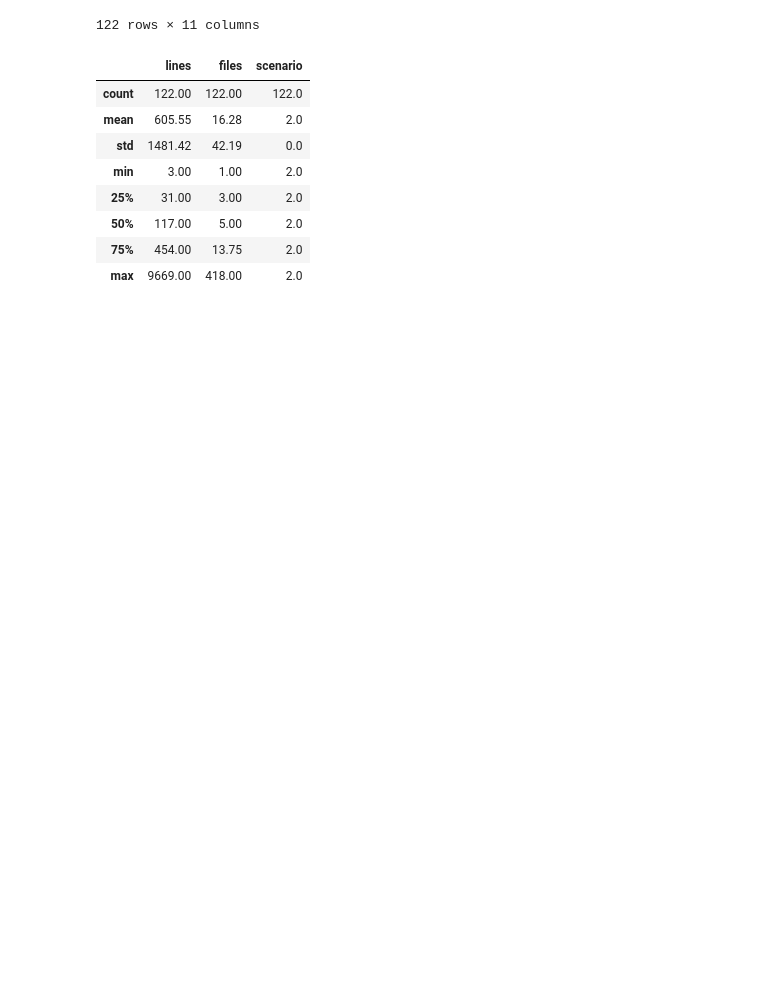
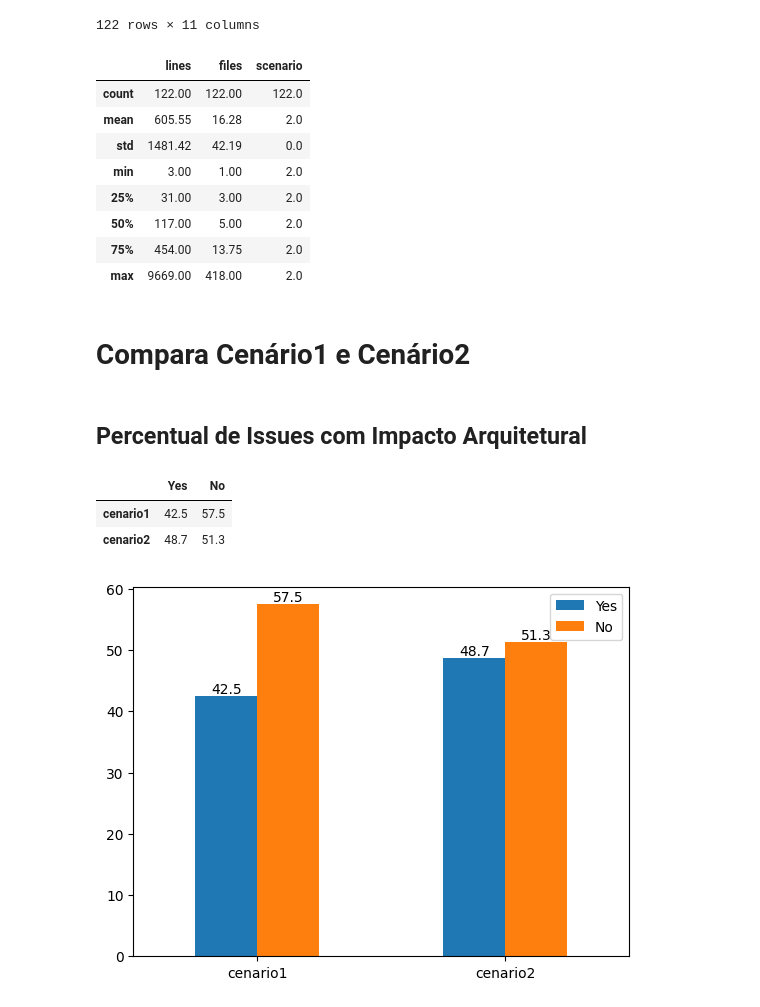
Before and after one commit to armandossrecife/my_validation2, a Jupyter notebook: analise_commits_issues_cassandra_c1_c2.ipynb, the cells around one changed output. Cells and saved outputs as stored; diff of their text form; code cells hidden in the pictures; blank space fills up the shorter version.

```diff
--- a/analise_commits_issues_cassandra_c1_c2.ipynb
+++ b/analise_commits_issues_cassandra_c1_c2.ipynb
@@ -282,3 +290,27 @@ round(df_commits_sem_architectural_impacdt_c2.describe(), 2)
 | 50% | 117.00 | 5.00 | 2.0 |
 | 75% | 454.00 | 13.75 | 2.0 |
 | max | 9669.00 | 418.00 | 2.0 |
+# %% [markdown]
+# Compara Cenário1 e Cenário2
+# %% [markdown]
+## Percentual de Issues com Impacto Arquitetural
+# %%
+yes = [42.5, 48.7]
+no = [57.5, 51.3]
+index = ['cenario1', 'cenario2']
+dict_cenarios = {
+    'Yes': yes,
+    'No': no
+}
+df = pd.DataFrame(dict_cenarios, index=index)
+df
+# %% [output]
+|  | Yes | No |
+| cenario1 | 42.5 | 57.5 |
+| cenario2 | 48.7 | 51.3 |
+# %%
+ax = df.plot.bar(rot=0)
+for container in ax.containers:
+    ax.bar_label(container)
+# %% [output]
+[figure, added]
```
Also changed, not shown: parts of 5 cells of this notebook.
